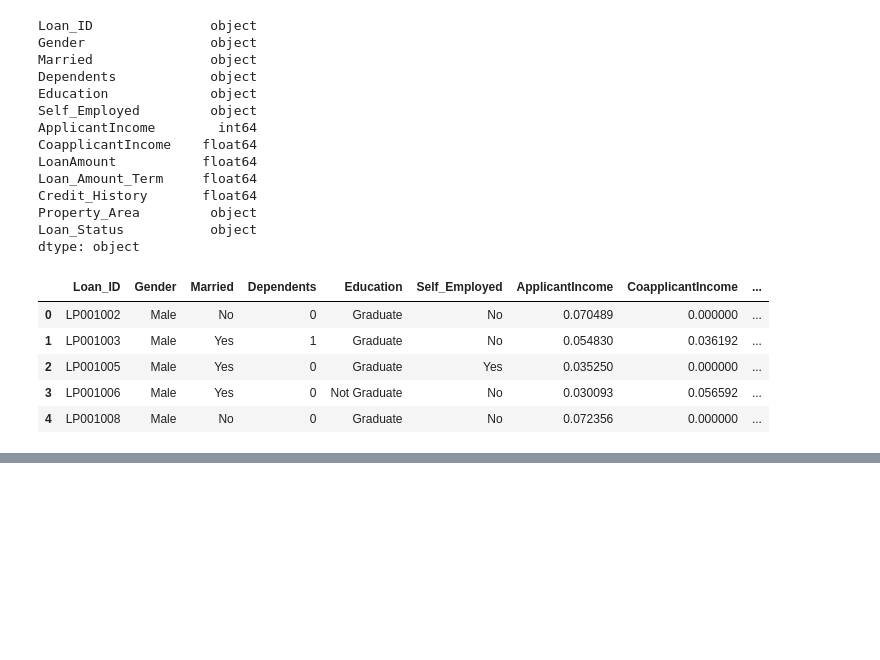
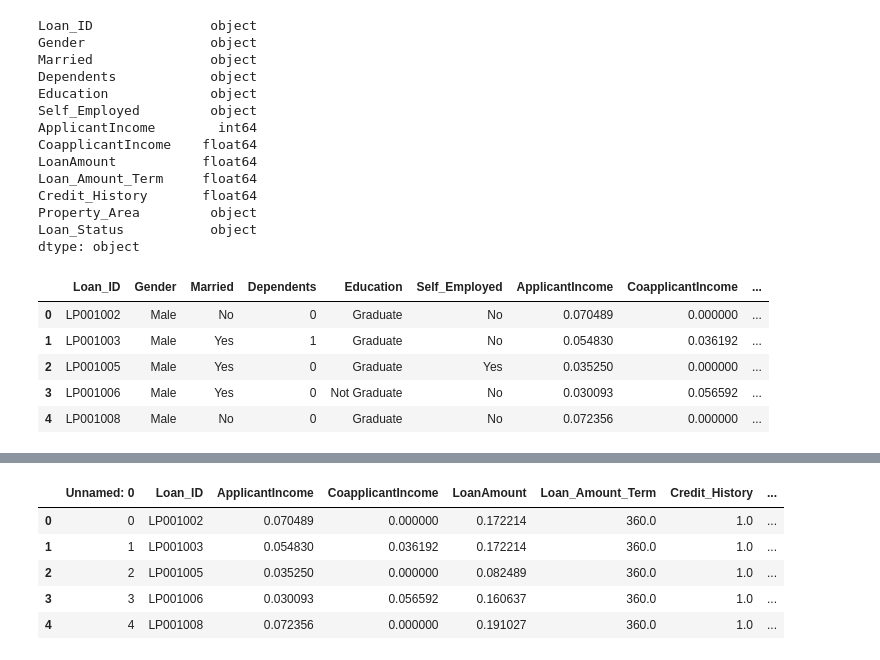
Before and after one commit to Abdul-Samii/Support-Vector-Machine, a Jupyter notebook: svm-python.ipynb, the cells around one changed output, grey strips where cells are left out. Saved outputs shown, nothing was run; the diff lists cells and outputs as text; code cells hidden in the pictures; blank space fills up the shorter version.

```diff
--- a/svm-python.ipynb
+++ b/svm-python.ipynb
@@ -480,0 +570,9 @@ data.head()
+# %%
+preprocessed_data.head()
+# %% [output]
+|  | Unnamed: 0 | Loan_ID | ApplicantIncome | CoapplicantIncome | LoanAmount | Loan_Amount_Term | Credit_History | ... |
+| 0 | 0 | LP001002 | 0.070489 | 0.000000 | 0.172214 | 360.0 | 1.0 | ... |
+| 1 | 1 | LP001003 | 0.054830 | 0.036192 | 0.172214 | 360.0 | 1.0 | ... |
+| 2 | 2 | LP001005 | 0.035250 | 0.000000 | 0.082489 | 360.0 | 1.0 | ... |
+| 3 | 3 | LP001006 | 0.030093 | 0.056592 | 0.160637 | 360.0 | 1.0 | ... |
+| 4 | 4 | LP001008 | 0.072356 | 0.000000 | 0.191027 | 360.0 | 1.0 | ... |
```
Also changed, not shown: parts of 56 cells of this notebook, 1 other file.
